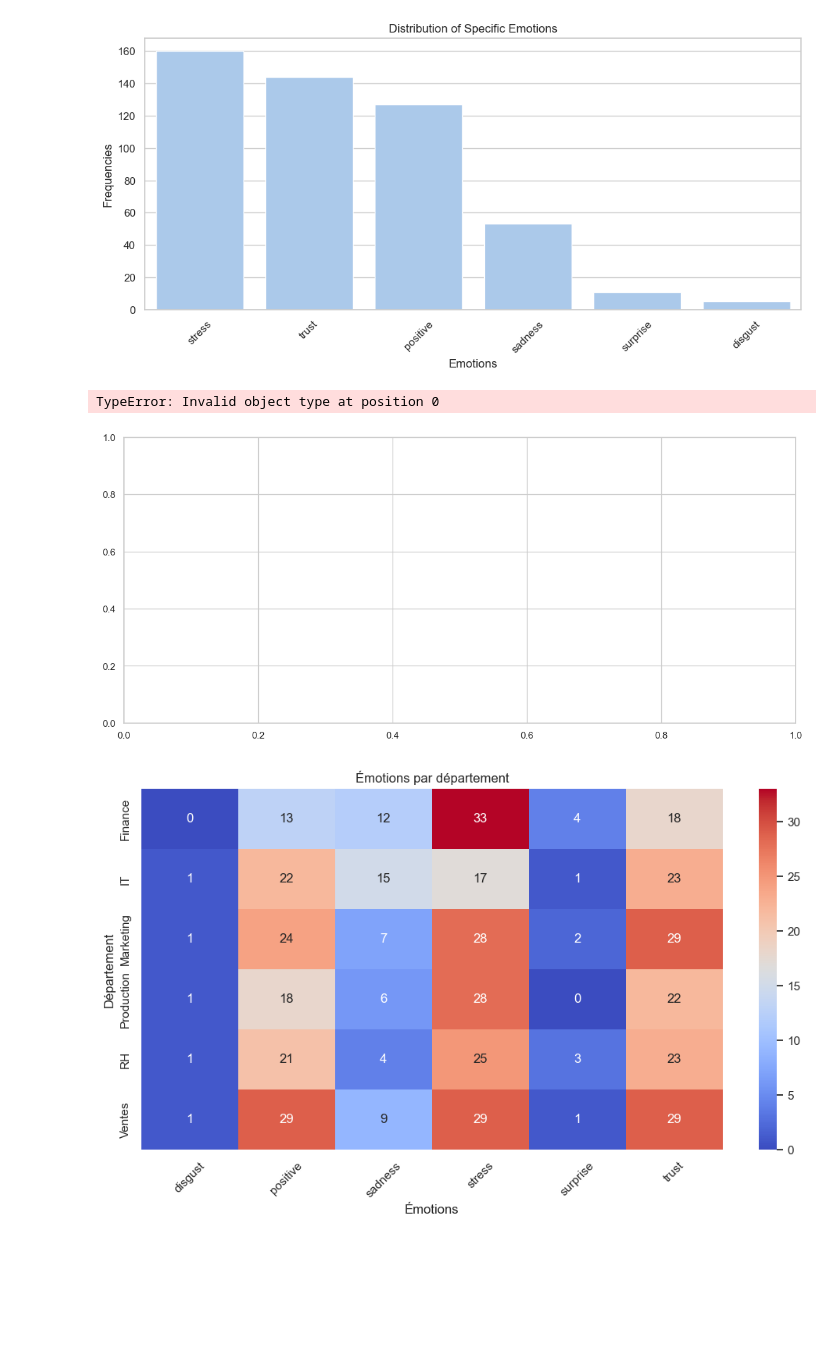
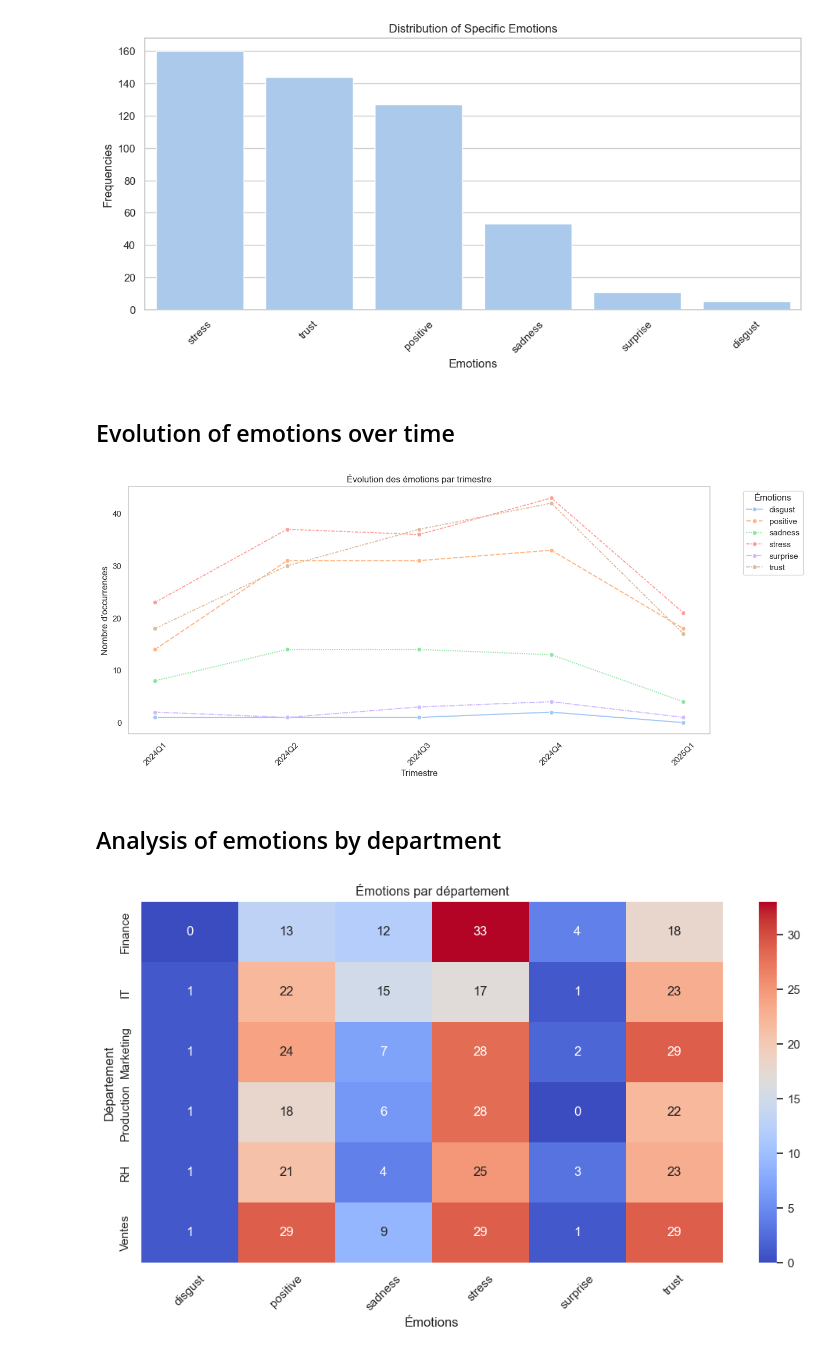
Before and after one commit to Abdiasarsene/Employee_Emotion_Analysis, a Jupyter notebook: employee.ipynb, the cells around one changed output. Saved outputs shown, nothing was run; the diff lists cells and outputs as text; code cells hidden in the pictures; blank space fills up the shorter version.

```diff
--- a/employee.ipynb
+++ b/employee.ipynb
@@ -202,34 +216,33 @@ plt.xticks(rotation=45)
 plt.show()
 # %% [output]
 [figure]
+# %% [markdown]
+## Evolution of emotions over time
 # %%
-import pandas as pd
-import matplotlib.pyplot as plt
-import seaborn as sns
-
-# Convertir la colonne 'Date' en format datetime si ce n'est pas déjà fait
+# Convertir 'Date' en datetime
 text['Date'] = pd.to_datetime(text['Date'])
 
-# Extraire le trimestre et l'année
-text['Trimestre'] = text['Date'].dt.to_period('Q')
+# Extraire le trimestre et l'année sous forme de chaîne
+text['Trimestre'] = text['Date'].dt.to_period('Q').astype(str)
 
 # Compter les émotions par trimestre
 emotion_trend = text.groupby(['Trimestre', 'dominant_emotion']).size().unstack(fill_value=0)
 
-# Tracer le lineplot avec les trimestres
+# Tracer le lineplot
 plt.figure(figsize=(14, 6))
 sns.lineplot(data=emotion_trend, marker='o')
 
 plt.title("Évolution des émotions par trimestre")
 plt.xlabel("Trimestre")
 plt.ylabel("Nombre d'occurrences")
-plt.xticks(rotation=45)
+plt.xticks(rotation=45)  # Rotation pour lisibilité
 plt.grid()
 plt.legend(title="Émotions", bbox_to_anchor=(1.05, 1), loc='upper left')
 plt.show()
 # %% [output]
-TypeError: Invalid object type at position 0
-[figure, old version]
+[figure, new version]
+# %% [markdown]
+## Analysis of emotions by department
 # %%
 # Compter les émotions par département
 emotion_by_dept = text.groupby(['Département', 'dominant_emotion']).size().unstack(fill_value=0)
```
Also changed, not shown: parts of 14 cells of this notebook, 2 other files.
